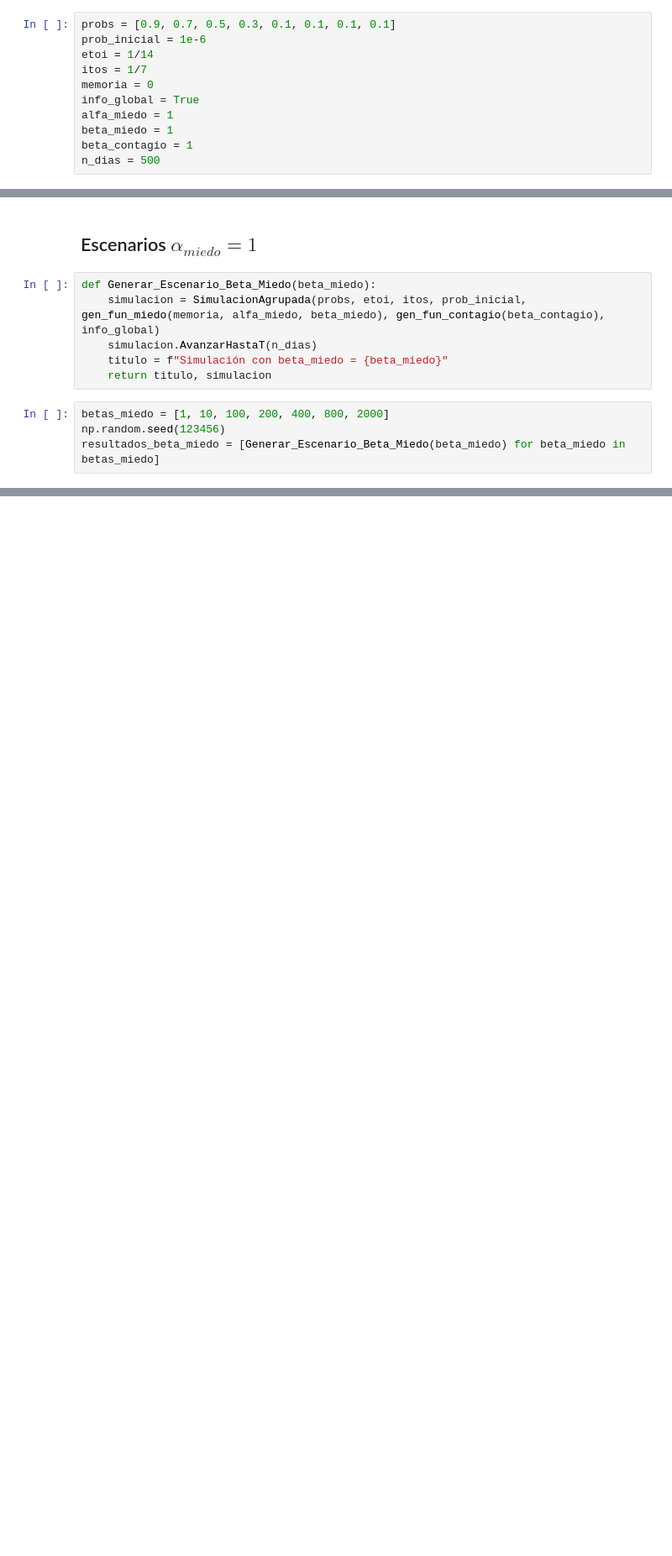
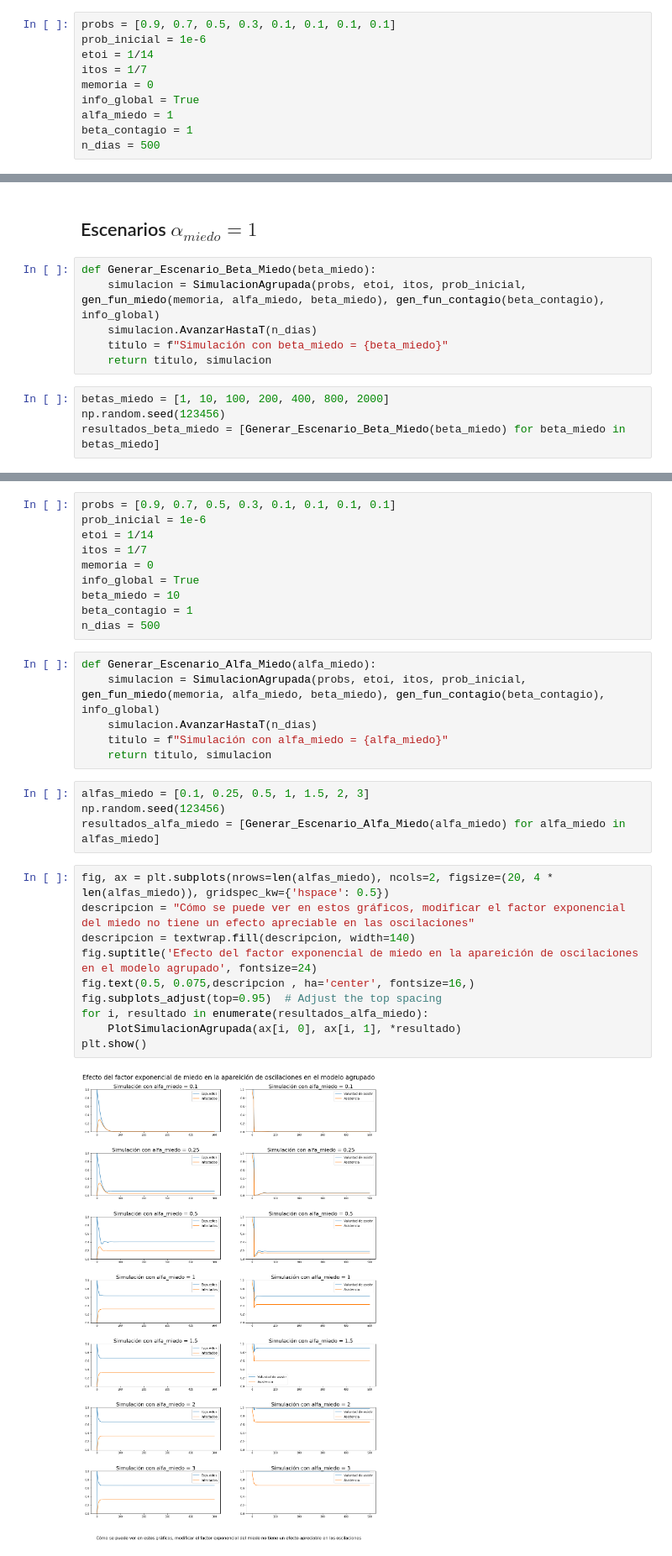
Before and after one commit to LautaroLasorsa/TP-Simulaci-n, a Jupyter notebook: Informe.ipynb, the cells around one changed output, grey strips where cells are left out. Shown at 84% size. Saved outputs shown, nothing was run; the diff lists cells and outputs as text; blank space fills up the shorter version.

```diff
--- a/Informe.ipynb
+++ b/Informe.ipynb
@@ -173,7 +173,6 @@ itos = 1/7
 memoria = 0
 info_global = True
 alfa_miedo = 1
-beta_miedo = 1
 beta_contagio = 1
 n_dias = 500
 # %% [markdown]
@@ -227,0 +231,32 @@ plt.show()
+# %%
+probs = [0.9, 0.7, 0.5, 0.3, 0.1, 0.1, 0.1, 0.1]
+prob_inicial = 1e-6
+etoi = 1/14
+itos = 1/7
+memoria = 0
+info_global = True
+beta_miedo = 10
+beta_contagio = 1
+n_dias = 500
+# %%
+def Generar_Escenario_Alfa_Miedo(alfa_miedo):
+    simulacion = SimulacionAgrupada(probs, etoi, itos, prob_inicial, gen_fun_miedo(memoria, alfa_miedo, beta_miedo), gen_fun_contagio(beta_contagio), info_global)
+    simulacion.AvanzarHastaT(n_dias)
+    titulo = f"Simulación con alfa_miedo = {alfa_miedo}"
+    return titulo, simulacion
+# %%
+alfas_miedo = [0.1, 0.25, 0.5, 1, 1.5, 2, 3]
+np.random.seed(123456)
+resultados_alfa_miedo = [Generar_Escenario_Alfa_Miedo(alfa_miedo) for alfa_miedo in alfas_miedo]
+# %%
+fig, ax = plt.subplots(nrows=len(alfas_miedo), ncols=2, figsize=(20, 4 * len(alfas_miedo)), gridspec_kw={'hspace': 0.5})
+descripcion = "Cómo se puede ver en estos gráficos, modificar el factor exponencial del miedo no tiene un efecto apreciable en las oscilaciones"
+descripcion = textwrap.fill(descripcion, width=140)
+fig.suptitle('Efecto del factor exponencial de miedo en la apareición de oscilaciones en el modelo agrupado', fontsize=24)
+fig.text(0.5, 0.075,descripcion , ha='center', fontsize=16,)
+fig.subplots_adjust(top=0.95)  # Adjust the top spacing
+for i, resultado in enumerate(resultados_alfa_miedo):
+    PlotSimulacionAgrupada(ax[i, 0], ax[i, 1], *resultado)
+plt.show()
+# %% [output]
+[figure, added]
```
Also changed, not shown: parts of 17 cells of this notebook.
